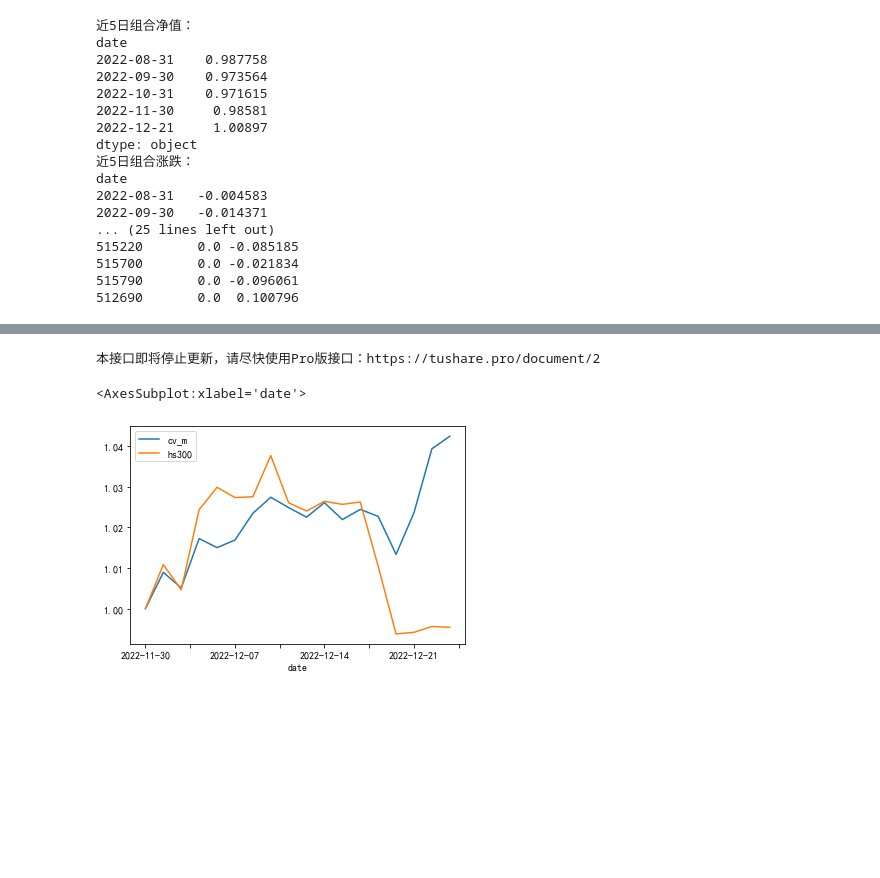
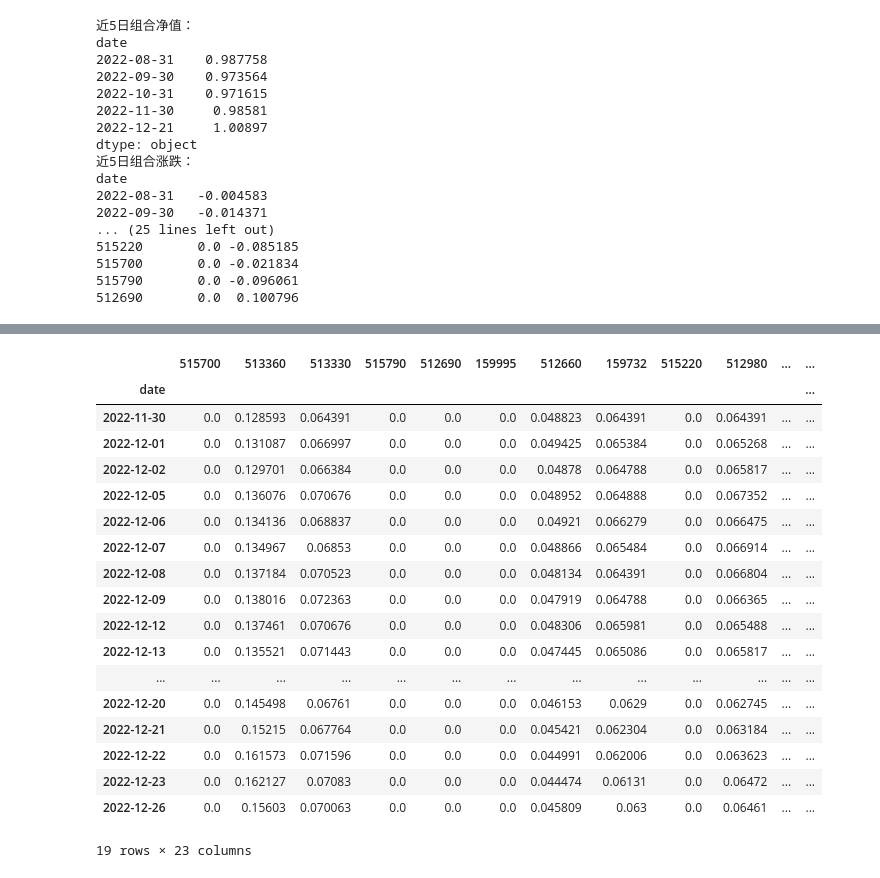
Before and after one commit to jwli601/stocks_stories, a Jupyter notebook: cv_strategy_intro.ipynb, the cells around one changed output, grey strips where cells are left out. Saved outputs shown, nothing was run; the diff lists cells and outputs as text; code cells hidden in the pictures; blank space fills up the shorter version.

```diff
--- a/cv_strategy_intro.ipynb
+++ b/cv_strategy_intro.ipynb
@@ -385,12 +399,22 @@ for i in range(1,len(df)):
-# %%
-import tushare as ts
-dfsum = pd.DataFrame(df.T.sum(),columns=['cv_m'])
-hs300 = ts.get_k_data('hs300').set_index('date').loc['2022-11-30':,'close']
-dfs = pd.concat([df.T.sum(),hs300],axis=1)
-dfs.columns=['cv_m','hs300']
-dfs=dfs/dfs.iloc[0]
-dfs.plot()
-# %% [output]
-本接口即将停止更新，请尽快使用Pro版接口：https://tushare.pro/document/2
-<AxesSubplot:xlabel='date'>
-[figure, removed]
+# %%
+df
+# %% [output]
+|  | 515700 | 513360 | 513330 | 515790 | 512690 | 159995 | 512660 | 159732 | 515220 | 512980 | ... | ... |
+| date |  |  |  |  |  |  |  |  |  |  |  | ... |
+| 2022-11-30 | 0.0 | 0.128593 | 0.064391 | 0.0 | 0.0 | 0.0 | 0.048823 | 0.064391 | 0.0 | 0.064391 | ... | ... |
+| 2022-12-01 | 0.0 | 0.131087 | 0.066997 | 0.0 | 0.0 | 0.0 | 0.049425 | 0.065384 | 0.0 | 0.065268 | ... | ... |
+| 2022-12-02 | 0.0 | 0.129701 | 0.066384 | 0.0 | 0.0 | 0.0 | 0.04878 | 0.064788 | 0.0 | 0.065817 | ... | ... |
+| 2022-12-05 | 0.0 | 0.136076 | 0.070676 | 0.0 | 0.0 | 0.0 | 0.048952 | 0.064888 | 0.0 | 0.067352 | ... | ... |
+| 2022-12-06 | 0.0 | 0.134136 | 0.068837 | 0.0 | 0.0 | 0.0 | 0.04921 | 0.066279 | 0.0 | 0.066475 | ... | ... |
+| 2022-12-07 | 0.0 | 0.134967 | 0.06853 | 0.0 | 0.0 | 0.0 | 0.048866 | 0.065484 | 0.0 | 0.066914 | ... | ... |
+| 2022-12-08 | 0.0 | 0.137184 | 0.070523 | 0.0 | 0.0 | 0.0 | 0.048134 | 0.064391 | 0.0 | 0.066804 | ... | ... |
+| 2022-12-09 | 0.0 | 0.138016 | 0.072363 | 0.0 | 0.0 | 0.0 | 0.047919 | 0.064788 | 0.0 | 0.066365 | ... | ... |
+| 2022-12-12 | 0.0 | 0.137461 | 0.070676 | 0.0 | 0.0 | 0.0 | 0.048306 | 0.065981 | 0.0 | 0.065488 | ... | ... |
+| 2022-12-13 | 0.0 | 0.135521 | 0.071443 | 0.0 | 0.0 | 0.0 | 0.047445 | 0.065086 | 0.0 | 0.065817 | ... | ... |
+| ... | ... | ... | ... | ... | ... | ... | ... | ... | ... | ... | ... | ... |
+| 2022-12-20 | 0.0 | 0.145498 | 0.06761 | 0.0 | 0.0 | 0.0 | 0.046153 | 0.0629 | 0.0 | 0.062745 | ... | ... |
+| 2022-12-21 | 0.0 | 0.15215 | 0.067764 | 0.0 | 0.0 | 0.0 | 0.045421 | 0.062304 | 0.0 | 0.063184 | ... | ... |
+| 2022-12-22 | 0.0 | 0.161573 | 0.071596 | 0.0 | 0.0 | 0.0 | 0.044991 | 0.062006 | 0.0 | 0.063623 | ... | ... |
+| 2022-12-23 | 0.0 | 0.162127 | 0.07083 | 0.0 | 0.0 | 0.0 | 0.044474 | 0.06131 | 0.0 | 0.06472 | ... | ... |
+| 2022-12-26 | 0.0 | 0.15603 | 0.070063 | 0.0 | 0.0 | 0.0 | 0.045809 | 0.063 | 0.0 | 0.06461 | ... | ... |
+19 rows × 23 columns
```
Also changed, not shown: parts of 3 cells of this notebook.
